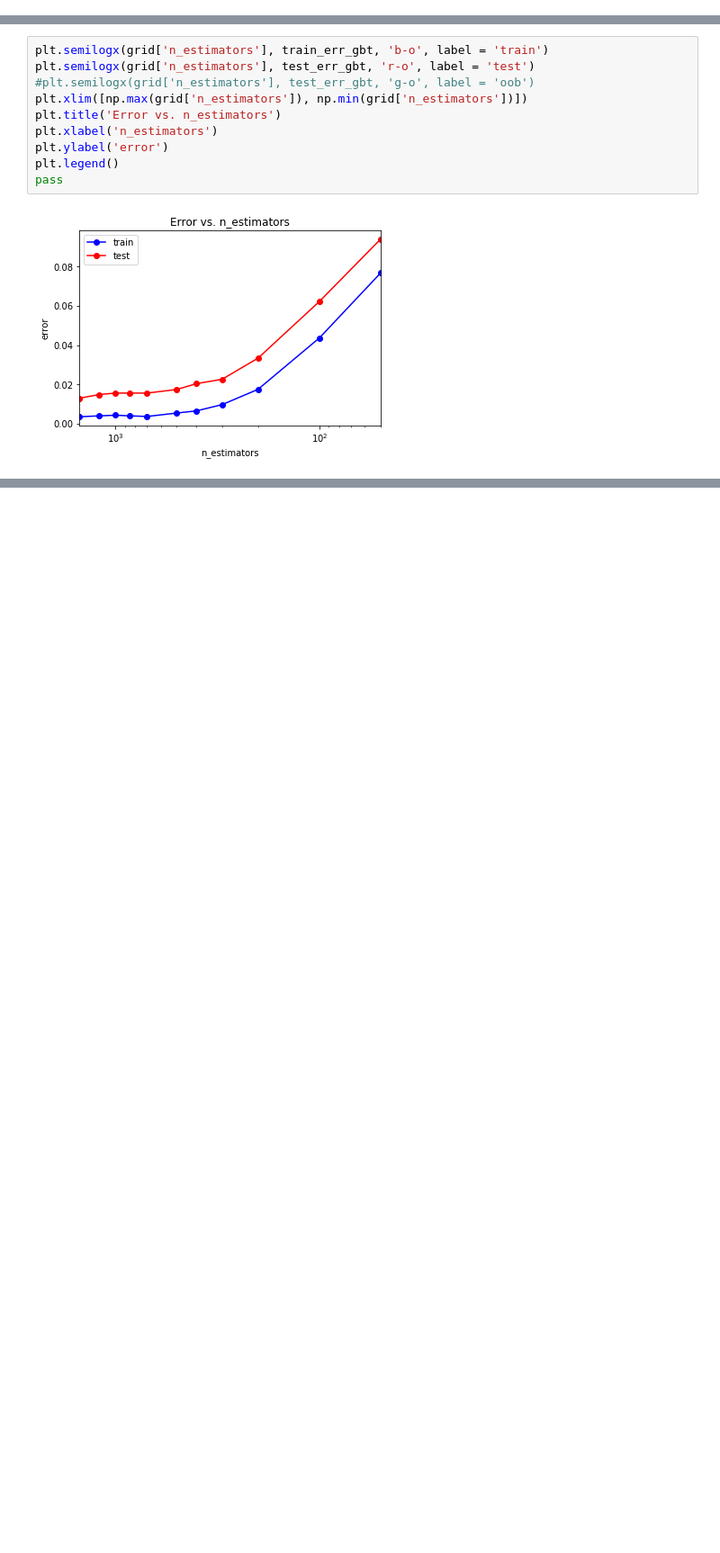
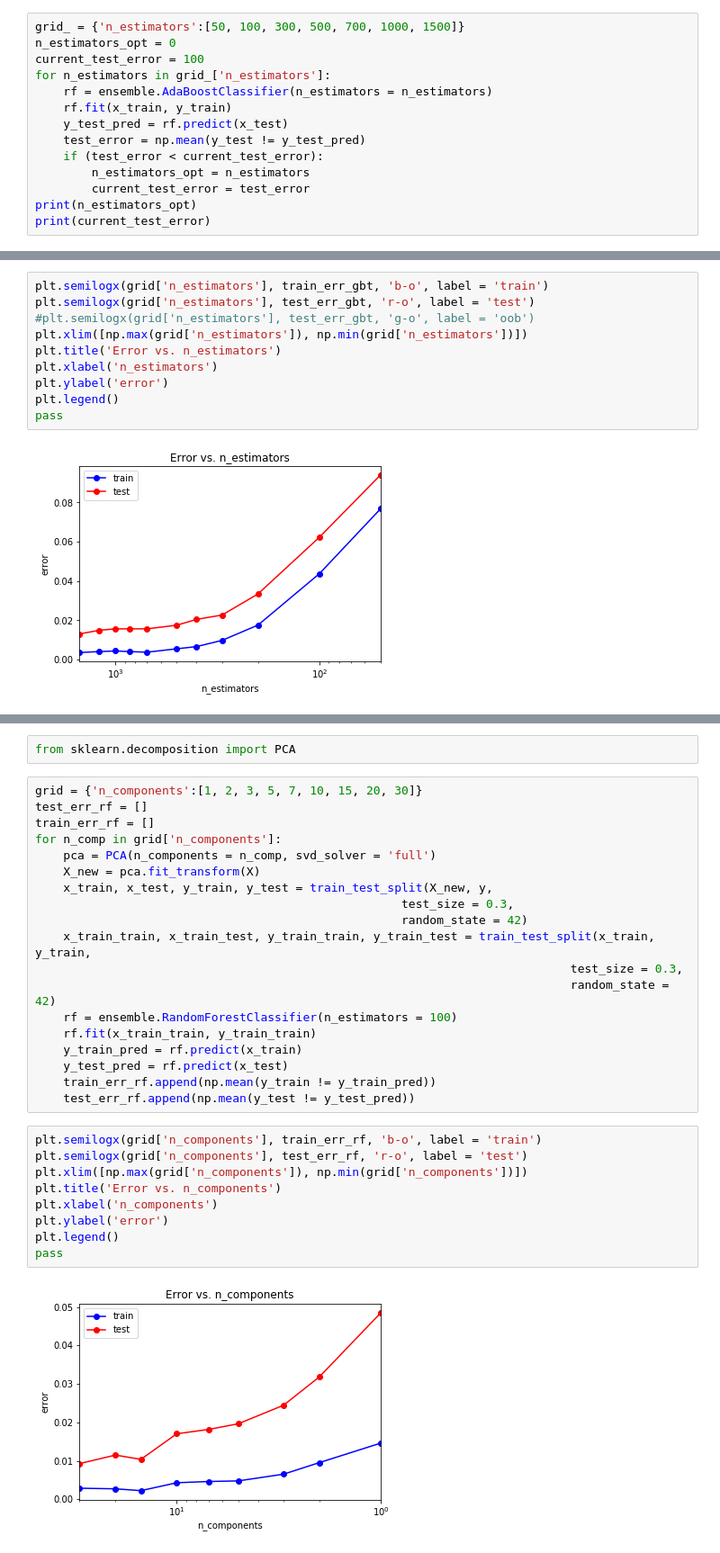
Before and after one commit to JuliaElizarova/ML_HSE, a Jupyter notebook: ML_laba3.ipynb, the cells around one changed output, grey strips where cells are left out. Shown at 90% size. Drawn from its saved outputs; the diff is of its cells as text; blank space fills up the shorter version.

```diff
--- a/ML_laba3.ipynb
+++ b/ML_laba3.ipynb
@@ -1216,3 +1282,17 @@ plt.legend()
 pass
 # %% [output]
 [figure]
+# %%
+grid_ = {'n_estimators':[50, 100, 300, 500, 700, 1000, 1500]}
+n_estimators_opt = 0
+current_test_error = 100
+for n_estimators in grid_['n_estimators']:
+    rf = ensemble.AdaBoostClassifier(n_estimators = n_estimators)
+    rf.fit(x_train, y_train)
+    y_test_pred = rf.predict(x_test)
+    test_error = np.mean(y_test != y_test_pred)
+    if (test_error < current_test_error):
+        n_estimators_opt = n_estimators
+        current_test_error = test_error
+print(n_estimators_opt)
+print(current_test_error)
@@ -1245,0 +1359,32 @@ pass
+# %%
+from sklearn.decomposition import PCA
+# %%
+grid = {'n_components':[1, 2, 3, 5, 7, 10, 15, 20, 30]}
+test_err_rf = []
+train_err_rf = []
+for n_comp in grid['n_components']:
+    pca = PCA(n_components = n_comp, svd_solver = 'full')
+    X_new = pca.fit_transform(X)
+    x_train, x_test, y_train, y_test = train_test_split(X_new, y,
+                                                    test_size = 0.3,
+                                                    random_state = 42)
+    x_train_train, x_train_test, y_train_train, y_train_test = train_test_split(x_train, y_train,
+                                                                            test_size = 0.3,
+                                                                            random_state = 42)
+    rf = ensemble.RandomForestClassifier(n_estimators = 100)
+    rf.fit(x_train_train, y_train_train)
+    y_train_pred = rf.predict(x_train)
+    y_test_pred = rf.predict(x_test)
+    train_err_rf.append(np.mean(y_train != y_train_pred))
+    test_err_rf.append(np.mean(y_test != y_test_pred))
+# %%
+plt.semilogx(grid['n_components'], train_err_rf, 'b-o', label = 'train')
+plt.semilogx(grid['n_components'], test_err_rf, 'r-o', label = 'test')
+plt.xlim([np.max(grid['n_components']), np.min(grid['n_components'])])
+plt.title('Error vs. n_components')
+plt.xlabel('n_components')
+plt.ylabel('error')
+plt.legend()
+pass
+# %% [output]
+[figure, added]
```
Also changed, not shown: parts of 13 cells of this notebook.
